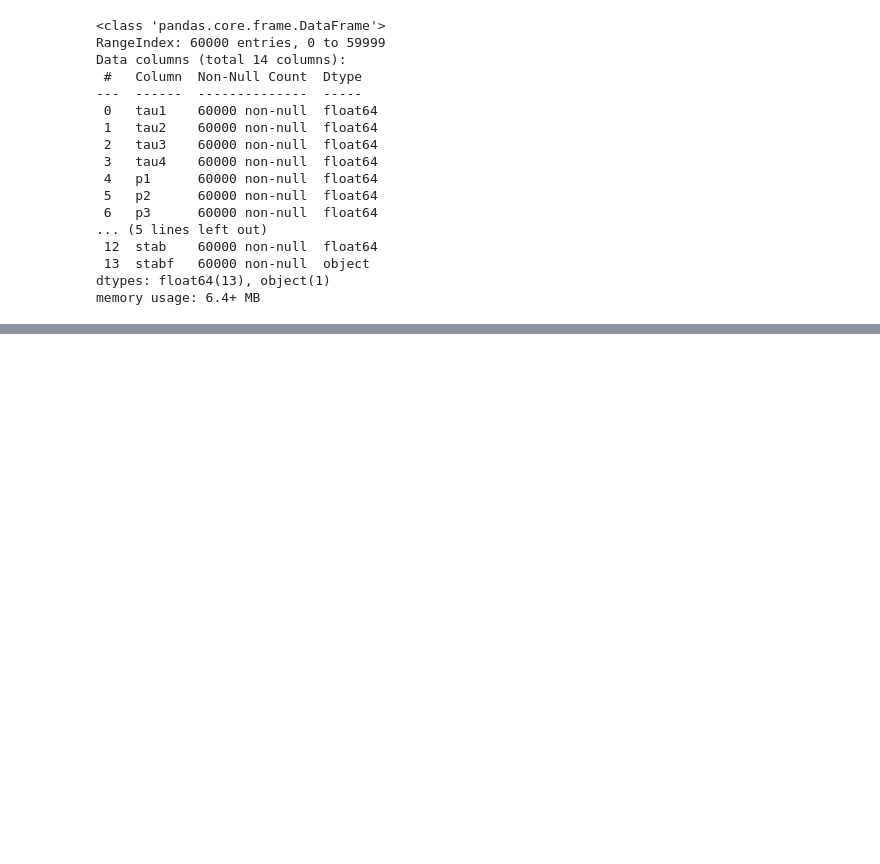
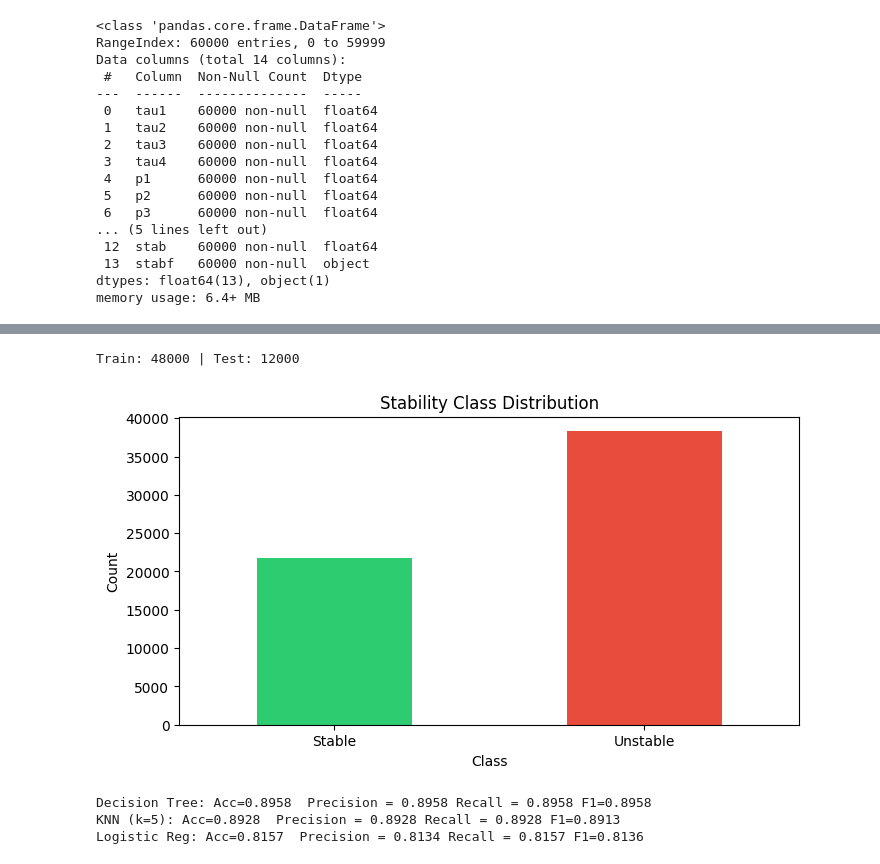
Before and after one commit to sabbirpuspo/LearningforMe, a Jupyter notebook: SG_Stability_Practice.ipynb, the cells around one changed output, grey strips where cells are left out. Cells and saved outputs as stored; diff of their text form; code cells hidden in the pictures; blank space fills up the shorter version.

```diff
--- a/SG_Stability_Practice.ipynb
+++ b/SG_Stability_Practice.ipynb
@@ -98,0 +115,67 @@ memory usage: 6.4+ MB
+# %%
+# Handle missing values (no missing values found from previous checks, but keeping for robustness)
+df.fillna(df.median(numeric_only=True), inplace=True)
+
+# 'session_id' column does not exist, so skipping df.drop for it.
+# Separate features (X) and target (y)
+# 'stabf' is the target column, and 'stab' is highly correlated with 'stabf', so it should also be dropped from features.
+X = df.drop(columns=['stabf', 'stab'])
+y = df['stabf']
+
+# Identify categorical columns for one-hot encoding
+categorical_cols = X.select_dtypes(include=['object']).columns
+X = pd.get_dummies(X, columns=categorical_cols, drop_first=True)
+
+# Scale the features
+X_scaled = StandardScaler().fit_transform(X)
+
+# Convert X_scaled back to DataFrame to preserve column names for train_test_split
+X_scaled_df = pd.DataFrame(X_scaled, columns=X.columns)
+
+X_train, X_test, y_train, y_test = train_test_split(X_scaled_df, y, test_size=0.2, random_state=20, stratify=y)
+print(f"Train: {X_train.shape[0]} | Test: {X_test.shape[0]}")
+# %% [output]
+Train: 48000 | Test: 12000
+# %%
+labels = ['Stable', 'Unstable'] # Updated to reflect 'stabf' categories
+
+counts = df['stabf'].value_counts().sort_index() # Changed to 'stabf'
+
+fig, ax = plt.subplots(figsize=(8, 4))
+
+counts.plot.bar(
+    ax=ax,
+    color=['#2ecc71', '#e74c3c'] # Adjusted colors for two classes
+)
+
+ax.set_xticklabels(labels, rotation=0)
+ax.set_title('Stability Class Distribution') # Updated title
+ax.set_xlabel('Class')
+ax.set_ylabel('Count')
+
+plt.show()
+# %% [output]
+[figure, added]
+# %%
+models = {
+    'Decision Tree': DecisionTreeClassifier(random_state=20),
+    'KNN (k=5)':     KNeighborsClassifier(n_neighbors=5),
+    'Logistic Reg':  LogisticRegression(max_iter=1000, random_state=20)
+}
+results, predictions = {}, {}
+
+for name, m in models.items():
+    m.fit(X_train, y_train)
+    yp = m.predict(X_test)
+    predictions[name] = yp
+    results[name] = {
+        'Accuracy':  accuracy_score(y_test, yp),
+        'Precision': precision_score(y_test, yp, average='weighted'),
+        'Recall':    recall_score(y_test, yp, average='weighted'),
+        'F1-Score':  f1_score(y_test, yp, average='weighted')
+    }
+    print(f"{name}: Acc={results[name]['Accuracy']:.4f}  Precision = {results[name]['Precision']:.4f} Recall = {results[name]['Recall']:.4f} F1={results[name]['F1-Score']:.4f}")
+# %% [output]
+Decision Tree: Acc=0.8958  Precision = 0.8958 Recall = 0.8958 F1=0.8958
+KNN (k=5): Acc=0.8928  Precision = 0.8928 Recall = 0.8928 F1=0.8913
+Logistic Reg: Acc=0.8157  Precision = 0.8134 Recall = 0.8157 F1=0.8136
```
Also changed, not shown: parts of 5 cells of this notebook.
